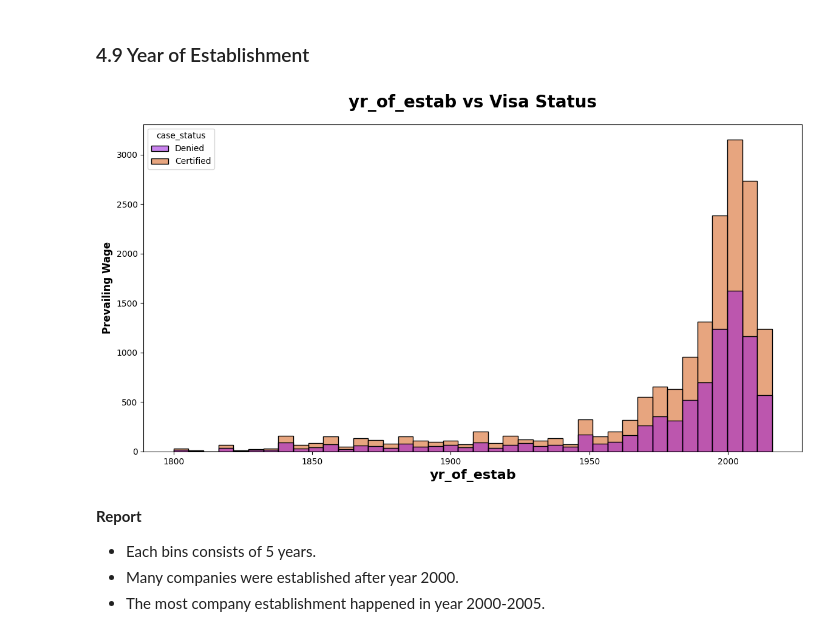
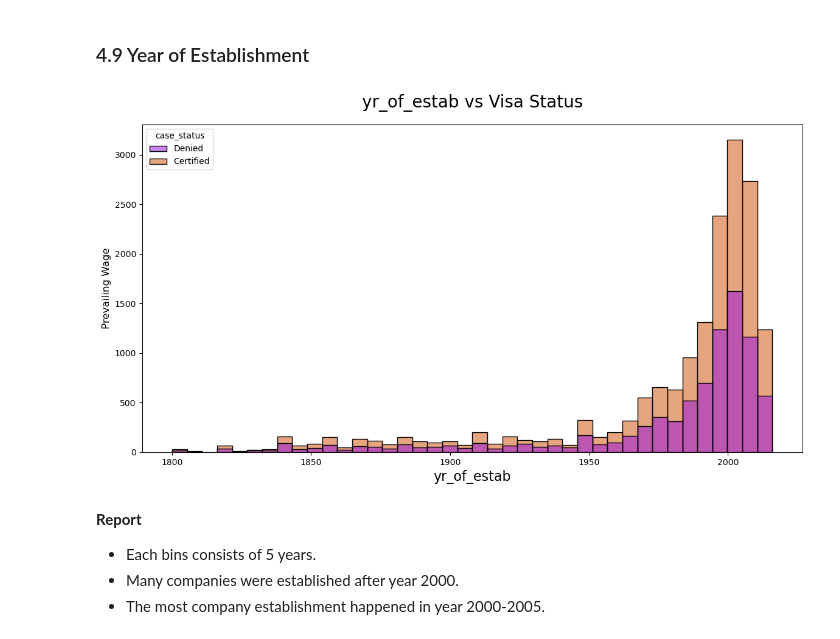
Before and after one commit to kshitijkutumbe/Visa-Sanction-Prediction-ML, a Jupyter notebook: notebook/1_EDA_US_visa.ipynb, the cells around one changed output. Saved outputs shown, nothing was run; the diff lists cells and outputs as text; code cells hidden in the pictures.

```diff
--- a/notebook/1_EDA_US_visa.ipynb
+++ b/notebook/1_EDA_US_visa.ipynb
@@ -726,12 +733,12 @@ plt.show()
 # %%
 plt.subplots(figsize=(14,7))
 sns.histplot(x = "yr_of_estab", data=df,palette='gnuplot', bins=40, hue='case_status')
-plt.title("yr_of_estab vs Visa Status", weight="bold",fontsize=20, pad=20)
-plt.xlabel("yr_of_estab", weight="bold", fontsize=16)
-plt.ylabel("Prevailing Wage", weight="bold", fontsize=12)
+plt.title("yr_of_estab vs Visa Status",fontsize=20, pad=20)
+plt.xlabel("yr_of_estab", fontsize=16)
+plt.ylabel("Prevailing Wage",  fontsize=12)
 plt.show()
 # %% [output]
-[figure, old version]
+[figure, new version]
 # %% [markdown]
 **Report**
 * Each bins consists of 5 years.
```
Also changed, not shown: parts of 5 cells of this notebook, 6 other files.
